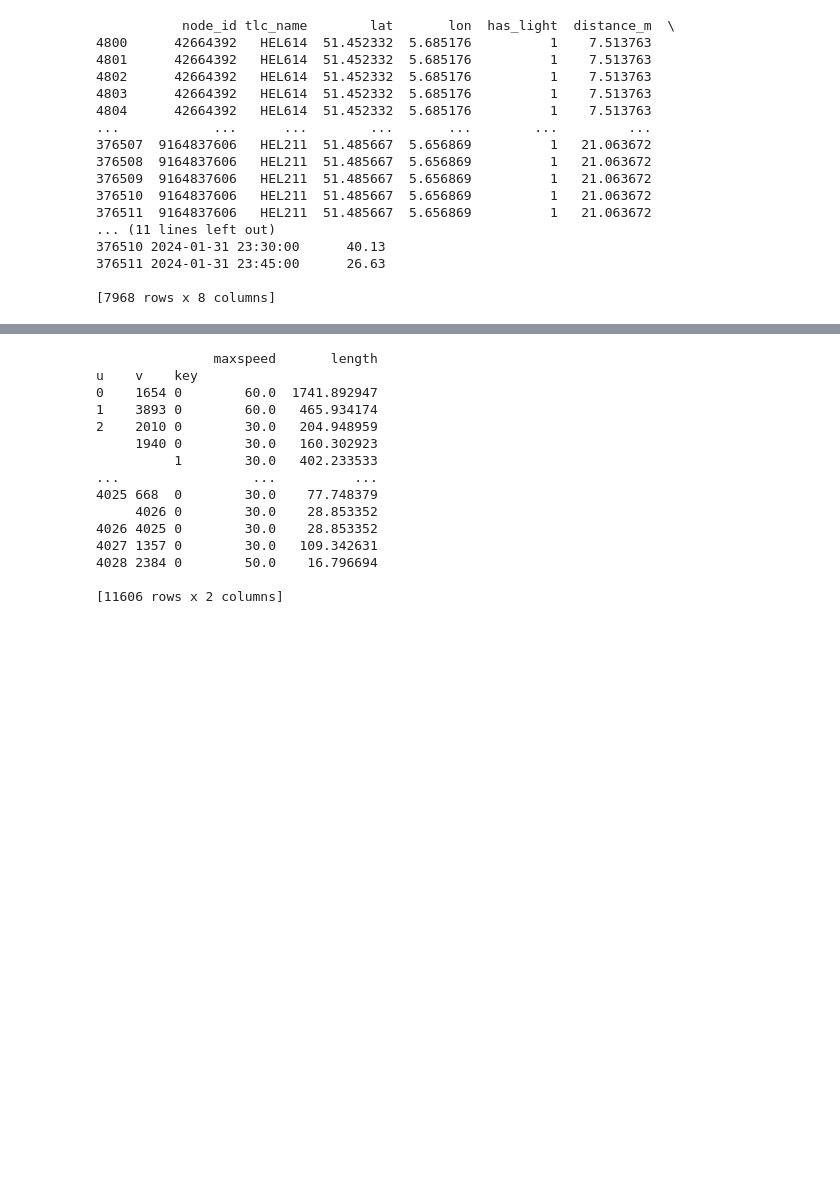
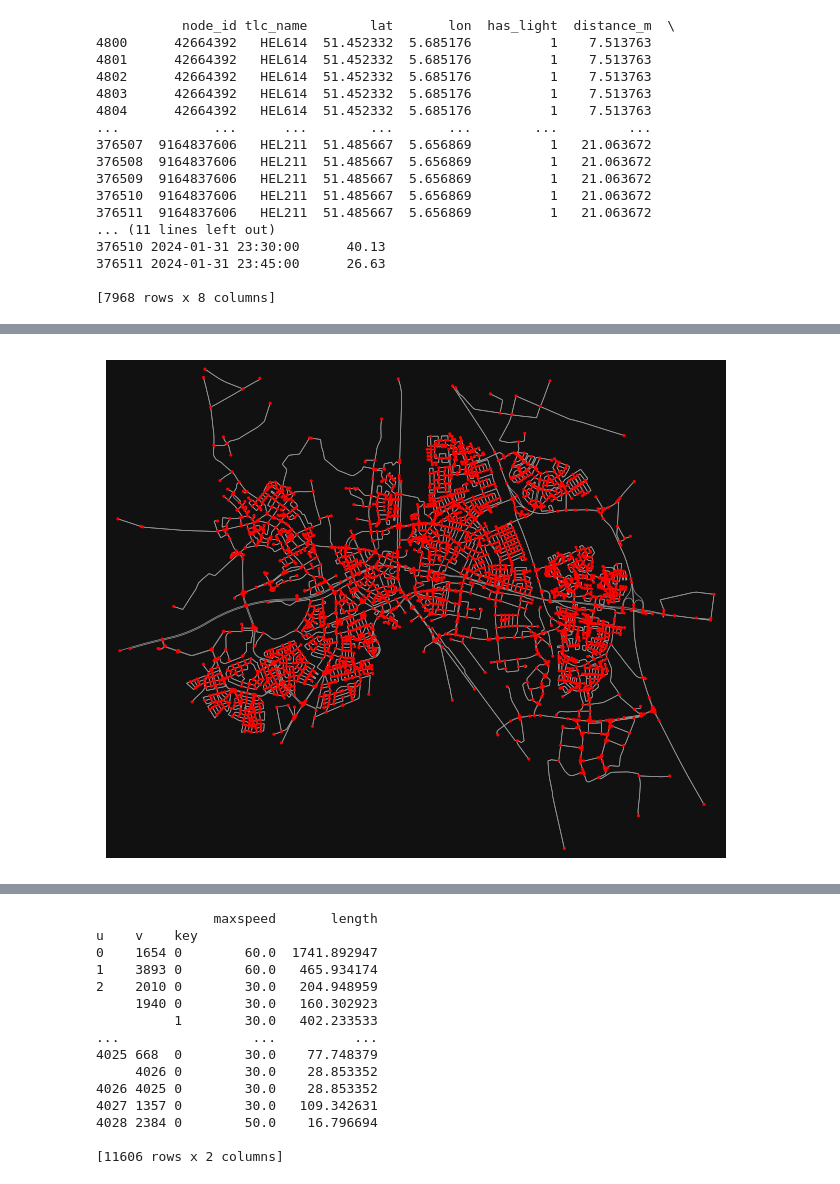
Before and after one commit to Floor99/thesis_ambulance_optimization, a Jupyter notebook: jens_testing.ipynb, the cells around one changed output, grey strips where cells are left out. Cells and saved outputs as stored; diff of their text form; code cells hidden in the pictures; blank space fills up the shorter version.

```diff
--- a/jens_testing.ipynb
+++ b/jens_testing.ipynb
@@ -168,0 +422,10 @@ print(final_node_df.loc[final_node_df['has_light']==1])
+# %%
+fig, ax = ox.plot_graph(
+    G_Helmond,
+    node_size=5,
+    node_color='red',
+    edge_linewidth=0.5,
+    show=False
+)
+# %% [output]
+[figure, added]
```
Also changed, not shown: parts of 12 cells of this notebook, 2 other files.
